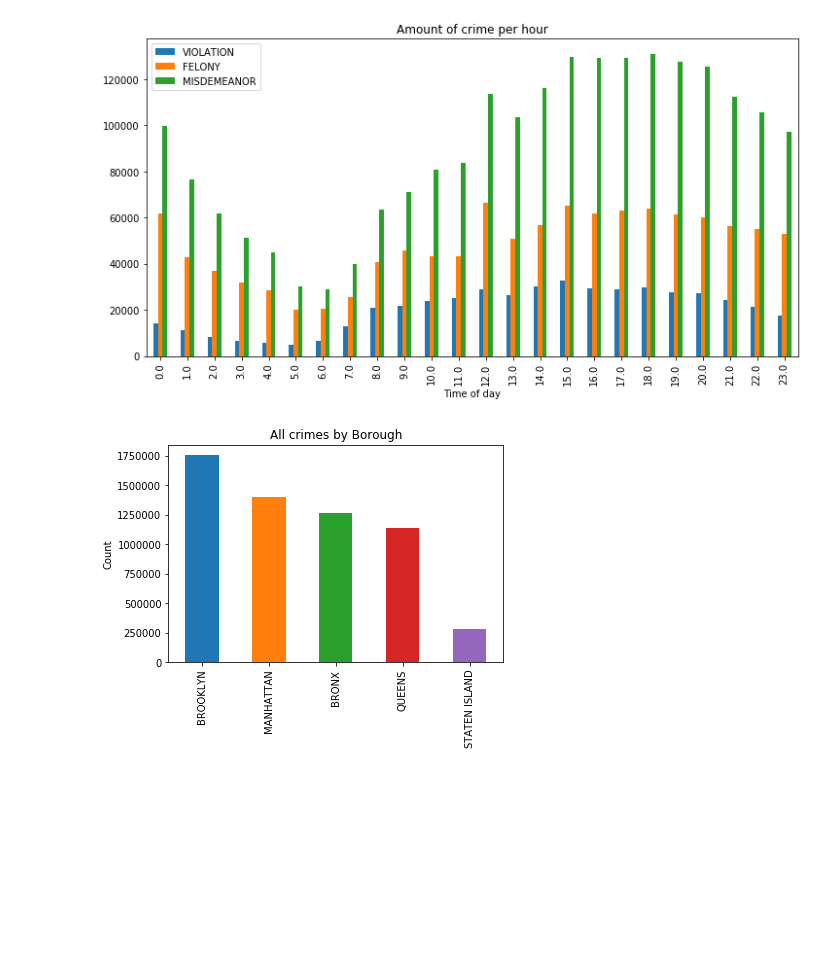
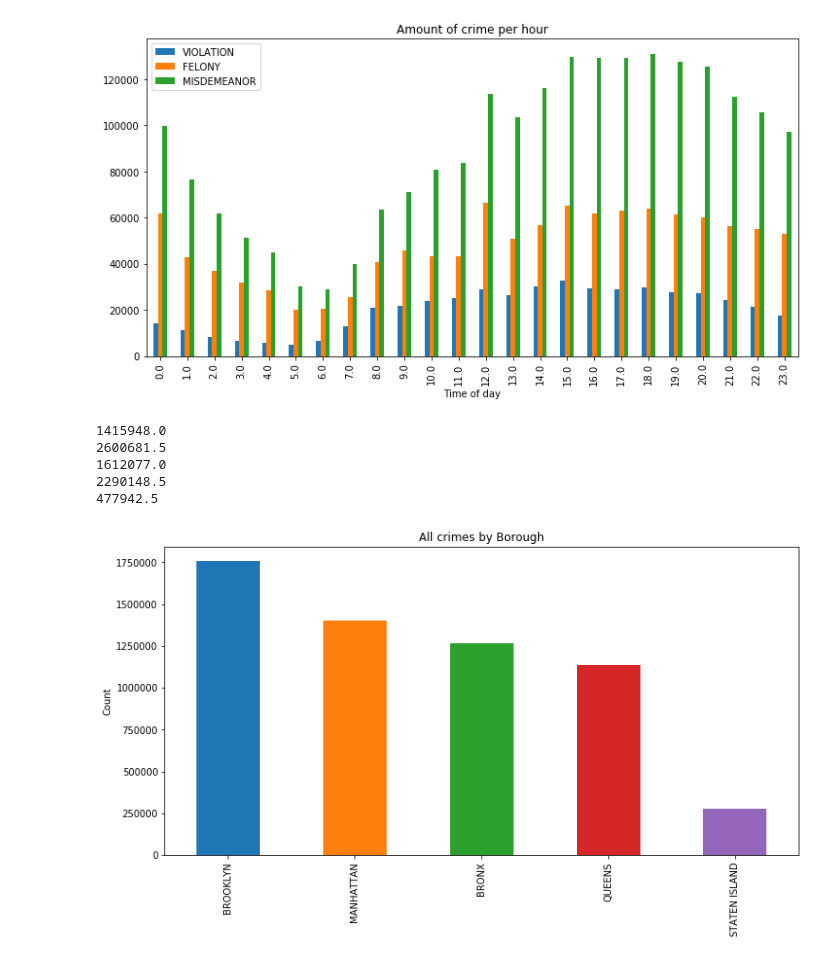
Before and after one commit to wilfy9249/Capstone-Fall-18, a Jupyter notebook: Python Notebook/NYC_Crimes_DataVisualization.ipynb, the cells around one changed output. Saved outputs shown, nothing was run; the diff lists cells and outputs as text; code cells hidden in the pictures; blank space fills up the shorter version.

Commit message:
Added crime per population

```diff
--- a/Python Notebook/NYC_Crimes_DataVisualization.ipynb
+++ b/Python Notebook/NYC_Crimes_DataVisualization.ipynb
@@ -36,11 +37,11 @@ dfCopy['CMPLNT_FR_DT'] = dfCopy['CMPLNT_FR_DT'].str.split("/")
 dfCopy['CMPLNT_FR_DT'] = dfCopy['CMPLNT_FR_DT'].apply(lambda x: eliminate_dates(x))
 
 #Combing date and time columns
-dfCopy['DateTime'] = dfCopy['CMPLNT_FR_DT'] +' '+dfCopy['CMPLNT_FR_TM']
-dfCopy['DateTime'] = pd.to_datetime(dfCopy['DateTime'])
+dfCopy['StartTime'] = dfCopy['CMPLNT_FR_DT'] +' '+dfCopy['CMPLNT_FR_TM']
+dfCopy['StartTime'] = pd.to_datetime(dfCopy['StartTime'])
 
 #set full date as index
-dfCopy.set_index('DateTime', inplace=True)
+dfCopy.set_index('StartTime', inplace=True)
 
 dfCopy.head()
 # %% [output]
@@ -112,15 +113,27 @@ brookylnPop = getMeanPopulation('Brooklyn', 2)
 manhattanPop = getMeanPopulation('Manhattan', 3)
 queensPop = getMeanPopulation('Queens', 4)
 statIslandPop = getMeanPopulation('Staten Island', 5)
+# %%
+print(bronxPop)
+print(brookylnPop)
+print(manhattanPop)
+print(queensPop)
+print(statIslandPop)
+# %% [output]
+1415948.0
+2600681.5
+1612077.0
+2290148.5
+477942.5
 # %%
 """All NYC crimes reported by boro """
 
 crimesByBoro = dfCopy.copy()
 crimesByBoro.index = crimesByBoro.index.year
-crimesByBoro['BORO_NM'].value_counts().plot.bar()
+crimesByBoro['BORO_NM'].value_counts().plot.bar(figsize=(12,6))
 
 plt.ylabel('Count')
 plt.title('All crimes by Borough')
 plt.show()
 # %% [output]
-[figure, old version]
+[figure, new version]
```
Also changed, not shown: parts of 10 cells of this notebook.
